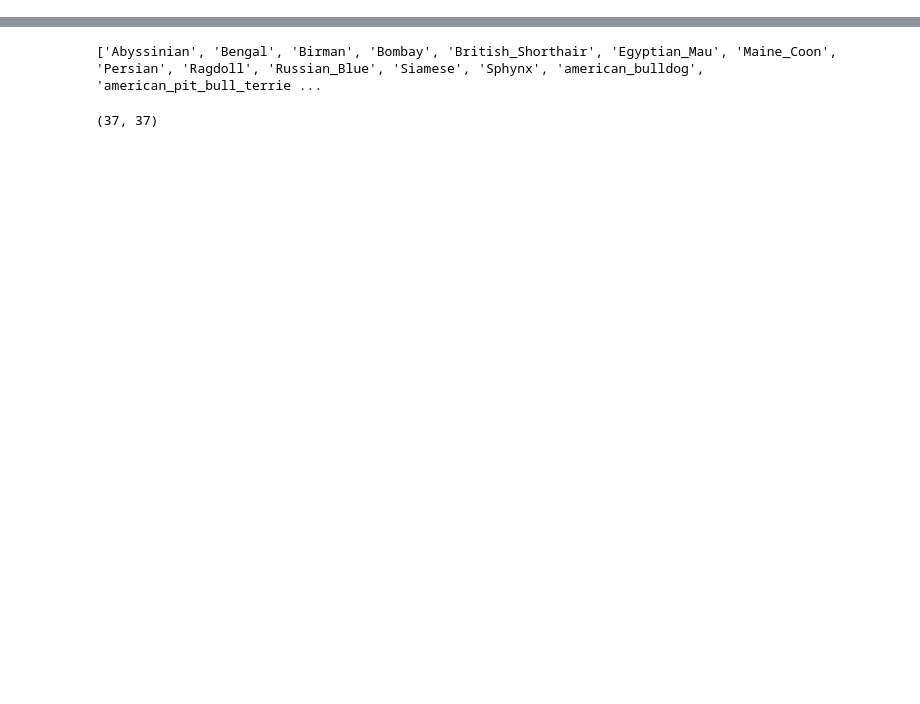
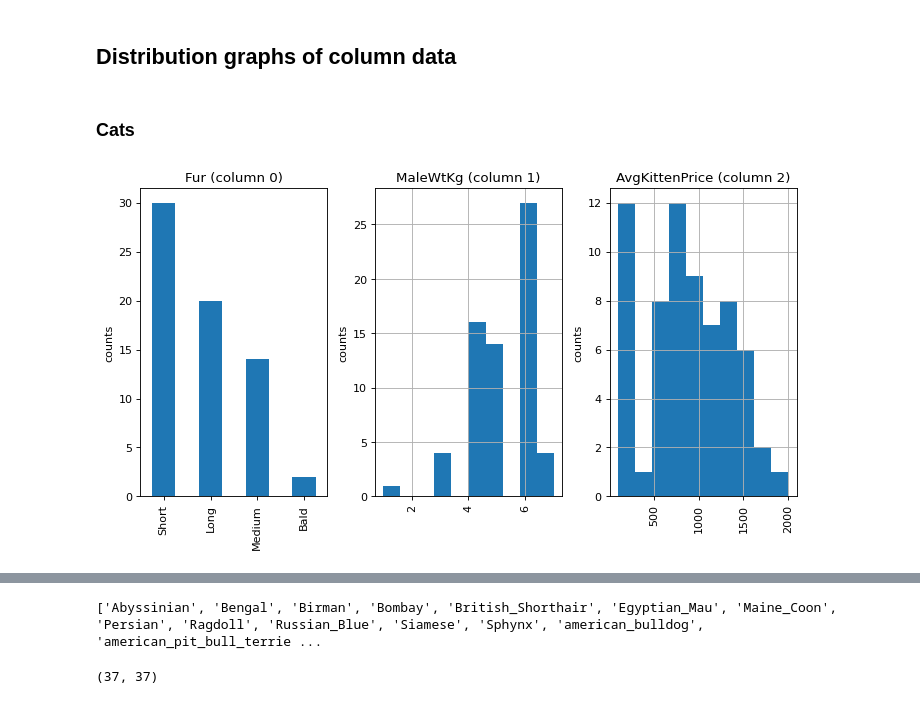
Before and after one commit to AnnieCRY/DS5500-Project2, a Jupyter notebook: pet_classification.ipynb, the cells around one changed output, grey strips where cells are left out. Cells and saved outputs as stored; diff of their text form; code cells hidden in the pictures; blank space fills up the shorter version.

```diff
--- a/pet_classification.ipynb
+++ b/pet_classification.ipynb
@@ -13,5 +18,5 @@ import numpy as np
 import os
 import pandas as pd
 # %%
-df_cat = pd.read_csv("/content/cat_breed_characteristics.csv")
-df_dog = pd.read_csv("/content/dog_breed_characteristics.csv")
+df_cat = pd.read_csv("/content/datasets_144588_337971_cat_breed_characteristics.csv")
+df_dog = pd.read_csv("/content/datasets_144588_337971_dog_breed_characteristics.csv")
@@ -17,0 +31,6 @@ df_dog = pd.read_csv("/content/dog_breed_characteristics.csv")
+# %%
+
+cols = ['BreedName','AltBreedName','Fur','MaleWtKg','Temperment','AvgKittenPrice','PopularityUS2017']
+dog_cols = ['BreedName','AltBreedName','MaleWtKg','Temperment','AvgPupPrice','PopularityUS2017','Group1','Group2','Intelligence']
+df_cat = df_cat.loc[:,cols]
+df_dog = df_dog.loc[:,dog_cols]
@@ -17,0 +39,4 @@ df_dog = pd.read_csv("/content/dog_breed_characteristics.csv")
+# %%
+df_cat[['PopularityUS2017']] = df_cat[["PopularityUS2017"]].apply(pd.to_numeric)
+df_cat.sort_values(by=['PopularityUS2017'], inplace=True, ascending=True)
+df_cat[df_cat['PopularityUS2017']<6].loc[:,['BreedName','PopularityUS2017']]
@@ -17,0 +67,26 @@ df_dog = pd.read_csv("/content/dog_breed_characteristics.csv")
+# %% [markdown]
+## Distribution graphs of column data
+# %% [markdown]
+### Cats
+# %%
+def plotPerColumnDistribution(df, nGraphPerRow):
+    nRow, nCol = df.shape
+    columnNames = list(df)
+    nGraphRow = (nCol + nGraphPerRow - 1) / nGraphPerRow
+    plt.figure(num = None, figsize = (3 * nGraphPerRow, 3* nGraphRow), dpi = 80, facecolor = 'w', edgecolor = 'k')
+    for i in range(nCol):
+        plt.subplot(nGraphRow, nGraphPerRow, i + 1)
+        columnDf = df.iloc[:, i]
+        if (not np.issubdtype(type(columnDf.iloc[0]), np.number)):
+            valueCounts = columnDf.value_counts()
+            valueCounts.plot.bar()
+        else:
+            columnDf.hist()
+        plt.ylabel('counts')
+        plt.xticks(rotation = 90)
+        plt.title(f'{columnNames[i]} (column {i})')
+    plt.tight_layout(pad = 1.0, w_pad = 1.0, h_pad = 1.0)
+    plt.show()
+plotPerColumnDistribution(df_cat[['Fur','MaleWtKg','AvgKittenPrice']], 3)
+# %% [output]
+[figure, added]
```
Also changed, not shown: parts of 88 cells of this notebook.
